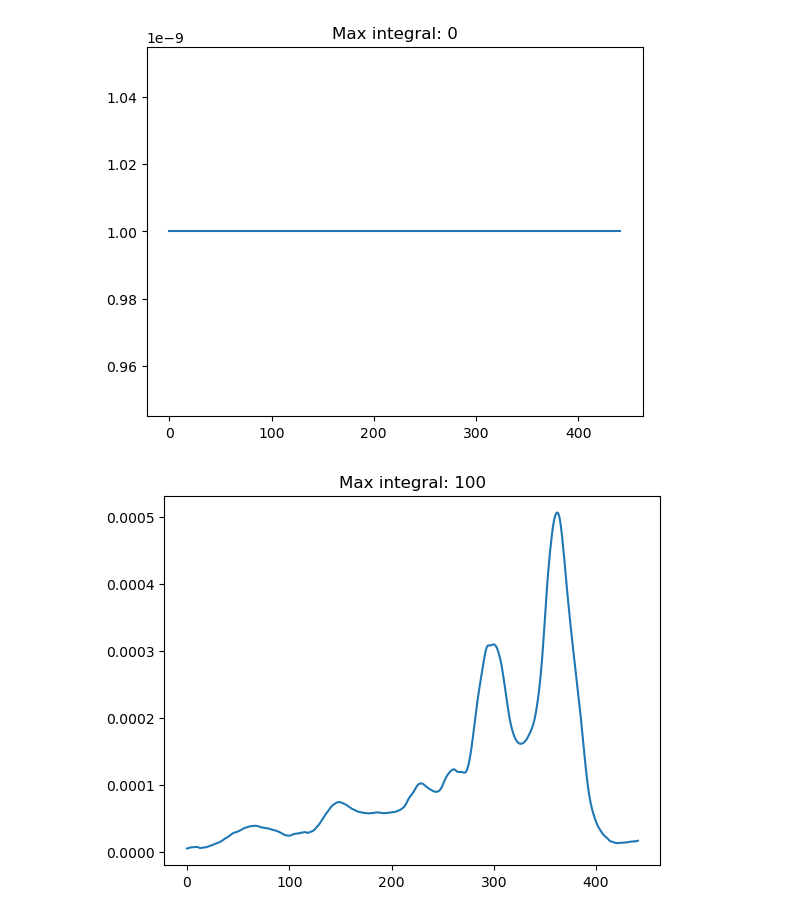
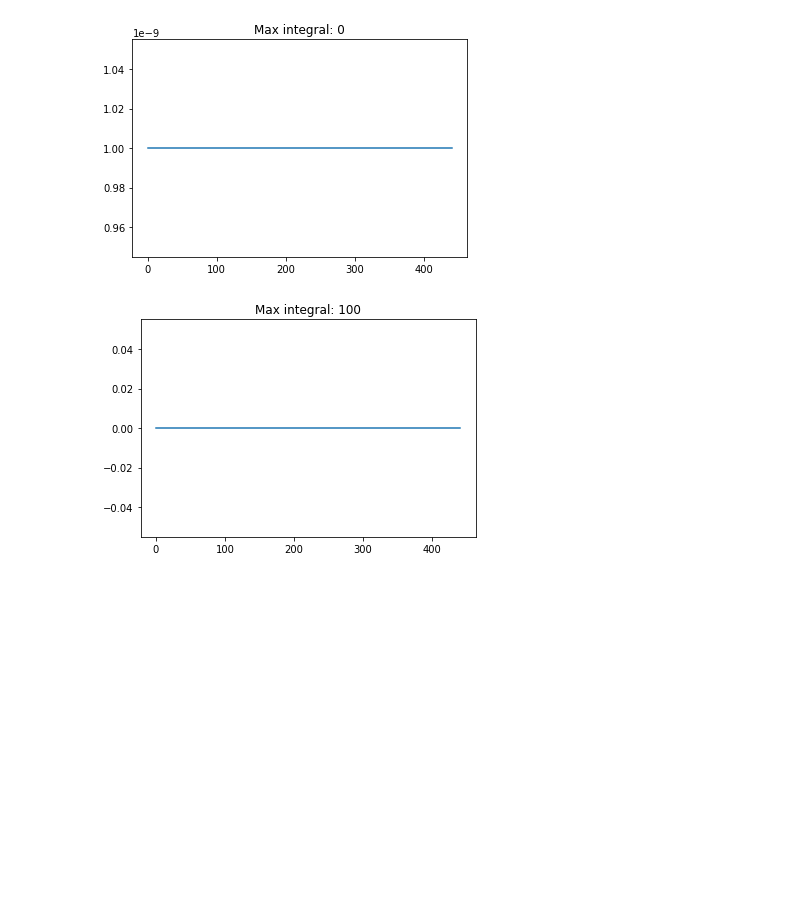
Before and after one commit to LostOxygen/bioinf_kernel_eval, a Jupyter notebook: jupyter files/normalization_implementation.ipynb, the cells around one changed output. Saved outputs shown, nothing was run; the diff lists cells and outputs as text; code cells hidden in the pictures; blank space fills up the shorter version.

```diff
--- a/jupyter files/normalization_implementation.ipynb
+++ b/jupyter files/normalization_implementation.ipynb
@@ -4,7 +5,10 @@ import numpy as np
 import matplotlib.pyplot as plt
 # %%
-# Load the numpy data from a file
+# Load the numpy data from a file, convert to a PyTorch tensor with shape (C, H, W) isntead of (H, W, C)
 data = np.load("data0.npy")
+data = np.moveaxis(data, -1, 0)
+data = torch.from_numpy(data)
+print(data[359])
 
 # Print the shape and data type of the loaded array
 print("Shape:", data.shape)
@@ -15,9 +26,9 @@ Data type: float32
 # %%
-mean_pixel_value_every_dimension = np.mean(data,(0,1))
+mean_pixel_value_every_dimension = torch.mean(data, (1, 2))
 
 plt.plot(mean_pixel_value_every_dimension)
 
-max_index_of_max_pixel_val = np.argmax(mean_pixel_value_every_dimension)
+max_index_of_max_pixel_val = torch.argmax(mean_pixel_value_every_dimension)
 
 print(max_index_of_max_pixel_val)
 # %% [output]
@@ -29,23 +40,24 @@ print(max_index_of_max_pixel_val)
 #Bei max_wavenumber müsst ihr wie besprochen den Peak der Amid1-Bande angeben.
 #Mit dem Integral müsst ihr schauen ob es so bei euch passt. Orientiert euch einfach dabei an den Masken.
 
-def Normalize_spectral_data(image,int_number_feature, max_wavenumber=224,max_integral=100, tiny=1e-9):
-	min_values = np.min(image, 2)
-	max_ratio = 1/(image[:,:,max_wavenumber]-min_values + tiny)
+def Normalize_spectral_data(image, int_number_feature, max_wavenumber=224, max_integral=100, tiny=1e-9):
+	img = copy(image)
+	min_values, _  = torch.min(image, 0)
+	max_ratio = 1 / (img[max_wavenumber, :, :] - min_values + tiny)
+	#print(max_ratio)
 	for wavenumber in range(int_number_feature):
-		image[:,:,wavenumber] = (image[:,:,wavenumber]-min_values)*max_ratio
+		img[wavenumber, :, :] = (img[wavenumber, :, :] - min_values) * max_ratio
 
-	mask_bad_spectra = np.trapz(image) > max_integral
-	image[mask_bad_spectra,:] = tiny
+	mask_bad_spectra = torch.trapz(img, dim=0) > max_integral
+	img[:, mask_bad_spectra] = tiny
 
-	return image.astype(np.float32), mask_bad_spectra.astype(np.float32)
+	return img.float()
 # %%
-for i in range(0,1000,100):
-	img, mask = Normalize_spectral_data(image=copy(data), int_number_feature=442, max_wavenumber=max_index_of_max_pixel_val, max_integral=i)
+for i in range(0, 1000, 100):
+	img = Normalize_spectral_data(image=data, int_number_feature=442, max_wavenumber=max_index_of_max_pixel_val, max_integral=i)
 	plt.figure()
-	title = "Max integral: "+ str(i)
-	plt.title(title)
-	plt.plot(np.mean(img,(0,1)))
+	plt.title(f"Max integral: {i}")
+	plt.plot(torch.mean(img, (1, 2)))
 # %% [output]
-[figure, old version]
+[figure, new version]
-[figure, old version]
+[figure, new version]
```
Also changed, not shown: parts of 5 cells of this notebook.
